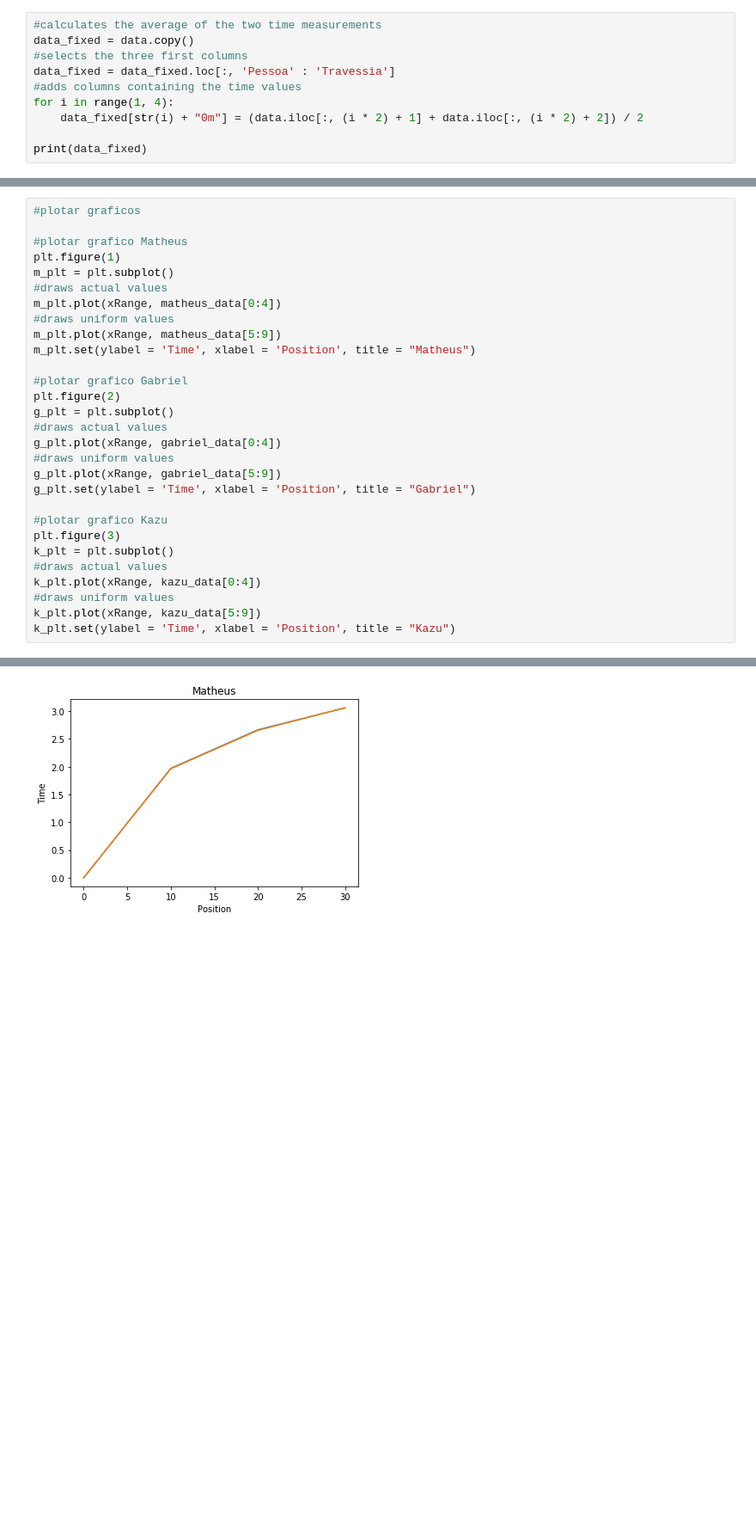
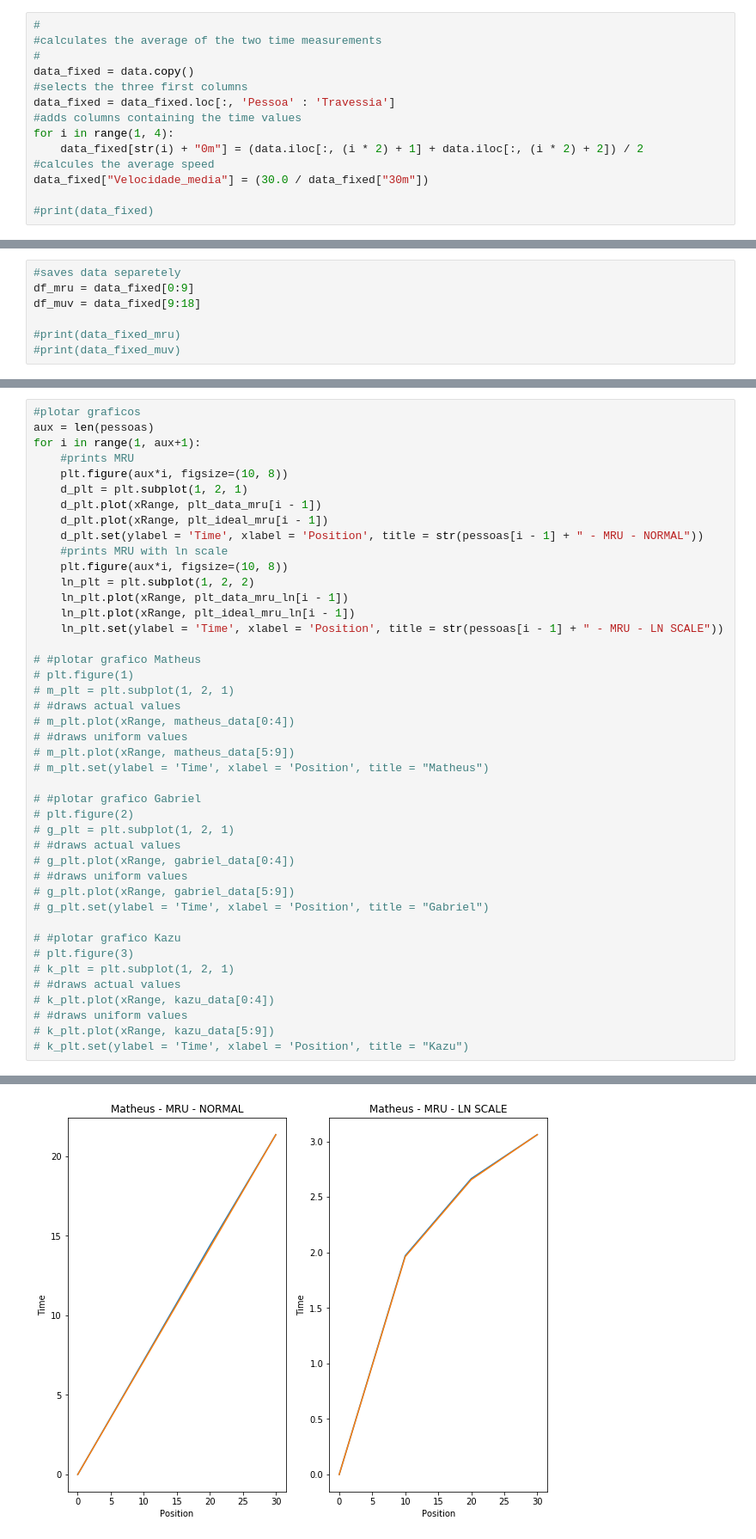
Before and after one commit to jplukas/EP1-MAC0209, a Jupyter notebook: notebook/Untitled.ipynb, the cells around one changed output, grey strips where cells are left out. Shown at 86% size. Drawn from its saved outputs; the diff is of its cells as text; blank space fills up the shorter version.

```diff
--- a/notebook/Untitled.ipynb
+++ b/notebook/Untitled.ipynb
@@ -36,10 +34,14 @@ print(data)
 # %%
+#
 #calculates the average of the two time measurements
+#
 data_fixed = data.copy()
 #selects the three first columns
 data_fixed = data_fixed.loc[:, 'Pessoa' : 'Travessia']
 #adds columns containing the time values
 for i in range(1, 4):
     data_fixed[str(i) + "0m"] = (data.iloc[:, (i * 2) + 1] + data.iloc[:, (i * 2) + 2]) / 2
+#calcules the average speed
+data_fixed["Velocidade_media"] = (30.0 / data_fixed["30m"])
 
-print(data_fixed)
+#print(data_fixed)
@@ -166,0 +48,7 @@ print(matheus_data[5:9])
+# %%
+#saves data separetely
+df_mru = data_fixed[0:9]
+df_muv = data_fixed[9:18]
+
+#print(data_fixed_mru)
+#print(data_fixed_muv)
@@ -167,30 +150,44 @@ print(matheus_data[5:9])
 # %%
 #plotar graficos
+aux = len(pessoas)
+for i in range(1, aux+1):
+    #prints MRU
+    plt.figure(aux*i, figsize=(10, 8))
+    d_plt = plt.subplot(1, 2, 1)
+    d_plt.plot(xRange, plt_data_mru[i - 1])
+    d_plt.plot(xRange, plt_ideal_mru[i - 1])
+    d_plt.set(ylabel = 'Time', xlabel = 'Position', title = str(pessoas[i - 1] + " - MRU - NORMAL"))
+    #prints MRU with ln scale
+    plt.figure(aux*i, figsize=(10, 8))
+    ln_plt = plt.subplot(1, 2, 2)
+    ln_plt.plot(xRange, plt_data_mru_ln[i - 1])
+    ln_plt.plot(xRange, plt_ideal_mru_ln[i - 1])
+    ln_plt.set(ylabel = 'Time', xlabel = 'Position', title = str(pessoas[i - 1] + " - MRU - LN SCALE"))
 
-#plotar grafico Matheus
-plt.figure(1)
-m_plt = plt.subplot()
-#draws actual values
-m_plt.plot(xRange, matheus_data[0:4])
-#draws uniform values
-m_plt.plot(xRange, matheus_data[5:9])
-m_plt.set(ylabel = 'Time', xlabel = 'Position', title = "Matheus")
+# #plotar grafico Matheus
+# plt.figure(1)
+# m_plt = plt.subplot(1, 2, 1)
+# #draws actual values
+# m_plt.plot(xRange, matheus_data[0:4])
+# #draws uniform values
+# m_plt.plot(xRange, matheus_data[5:9])
+# m_plt.set(ylabel = 'Time', xlabel = 'Position', title = "Matheus")
 
-#plotar grafico Gabriel
-plt.figure(2)
-g_plt = plt.subplot()
-#draws actual values
-g_plt.plot(xRange, gabriel_data[0:4])
-#draws uniform values
-g_plt.plot(xRange, gabriel_data[5:9])
-g_plt.set(ylabel = 'Time', xlabel = 'Position', title = "Gabriel")
+# #plotar grafico Gabriel
+# plt.figure(2)
+# g_plt = plt.subplot(1, 2, 1)
+# #draws actual values
+# g_plt.plot(xRange, gabriel_data[0:4])
+# #draws uniform values
+# g_plt.plot(xRange, gabriel_data[5:9])
+# g_plt.set(ylabel = 'Time', xlabel = 'Position', title = "Gabriel")
 
-#plotar grafico Kazu
-plt.figure(3)
-k_plt = plt.subplot()
-#draws actual values
-k_plt.plot(xRange, kazu_data[0:4])
-#draws uniform values
-k_plt.plot(xRange, kazu_data[5:9])
-k_plt.set(ylabel = 'Time', xlabel = 'Position', title = "Kazu")
+# #plotar grafico Kazu
+# plt.figure(3)
+# k_plt = plt.subplot(1, 2, 1)
+# #draws actual values
+# k_plt.plot(xRange, kazu_data[0:4])
+# #draws uniform values
+# k_plt.plot(xRange, kazu_data[5:9])
+# k_plt.set(ylabel = 'Time', xlabel = 'Position', title = "Kazu")
 # %% [output]
@@ -198 +194 @@ k_plt.set(ylabel = 'Time', xlabel = 'Position', title = "Kazu")
-[figure, old version]
+[figure, new version]
```
Also changed, not shown: parts of 12 cells of this notebook.
